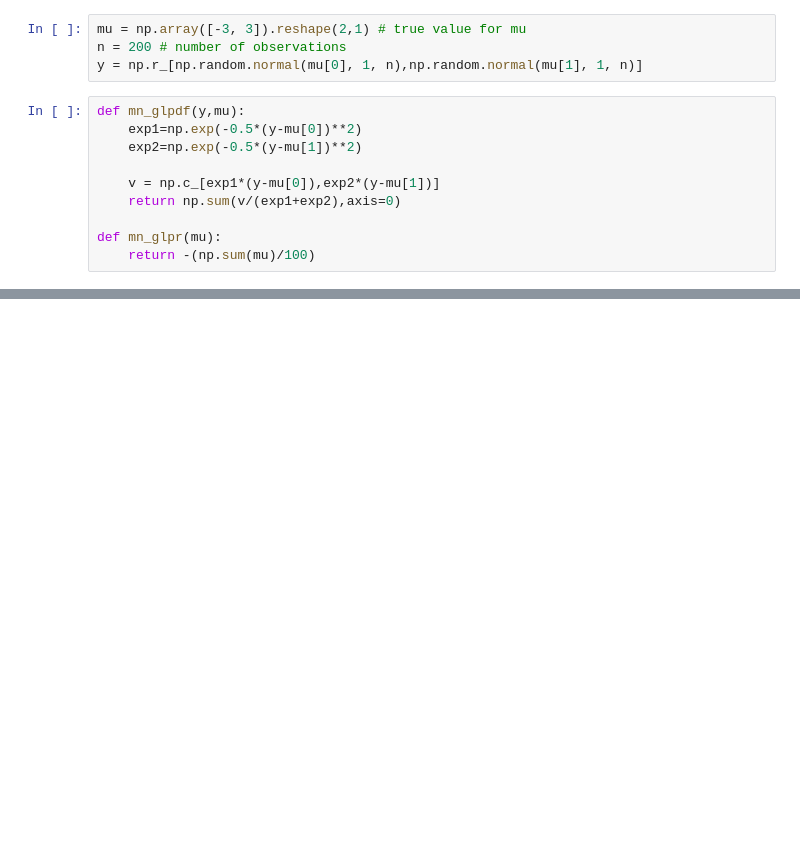
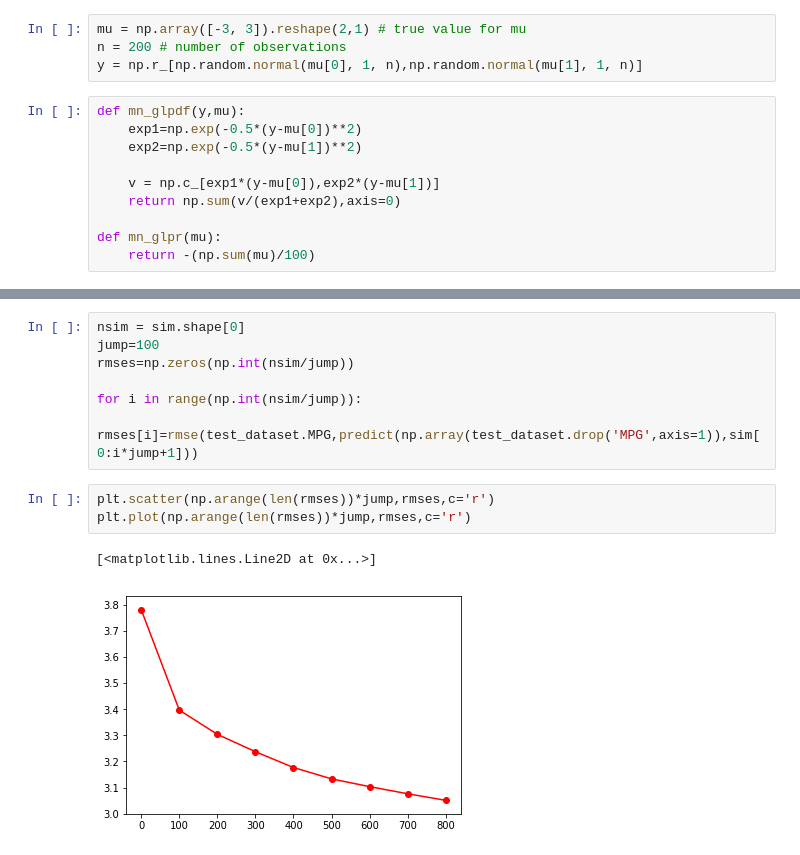
Before and after one commit to Senlody/SGHMC, a Jupyter notebook: development/Tests.ipynb, the cells around one changed output, grey strips where cells are left out. Saved outputs shown, nothing was run; the diff lists cells and outputs as text; blank space fills up the shorter version.

```diff
--- a/development/Tests.ipynb
+++ b/development/Tests.ipynb
@@ -57,0 +204,13 @@ plt.show()
+# %%
+nsim = sim.shape[0]
+jump=100
+rmses=np.zeros(np.int(nsim/jump))
+
+for i in range(np.int(nsim/jump)):
+    rmses[i]=rmse(test_dataset.MPG,predict(np.array(test_dataset.drop('MPG',axis=1)),sim[0:i*jump+1]))
+# %%
+plt.scatter(np.arange(len(rmses))*jump,rmses,c='r')
+plt.plot(np.arange(len(rmses))*jump,rmses,c='r')
+# %% [output]
+[<matplotlib.lines.Line2D at 0x...>]
+[figure, added]
```
Also changed, not shown: parts of 25 cells of this notebook, 11 other files.
